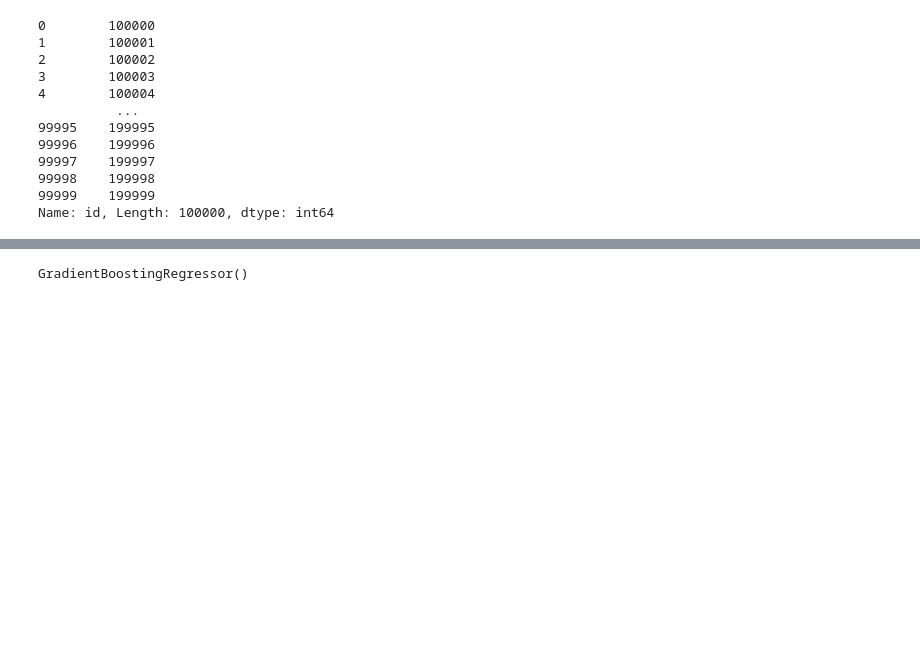
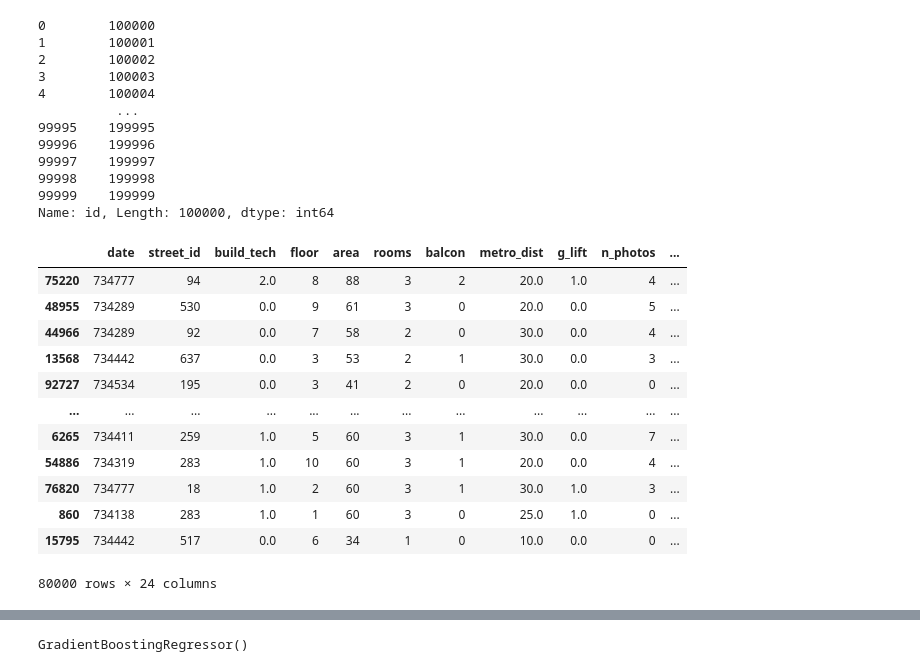
Before and after one commit to kiselpd/HW5_ML, a Jupyter notebook: price.ipynb, the cells around one changed output, grey strips where cells are left out. Saved outputs shown, nothing was run; the diff lists cells and outputs as text; code cells hidden in the pictures; blank space fills up the shorter version.

```diff
--- a/price.ipynb
+++ b/price.ipynb
@@ -55,6 +54,22 @@ pd.set_option('display.max_colwidth', None)
 # %%
 X = pd.DataFrame(X, columns = train_df.columns)
 y = pd.DataFrame(y, columns = train_df.columns)
+# %%
+X
+# %% [output]
+|  | date | street_id | build_tech | floor | area | rooms | balcon | metro_dist | g_lift | n_photos | ... |
+| 75220 | 734777 | 94 | 2.0 | 8 | 88 | 3 | 2 | 20.0 | 1.0 | 4 | ... |
+| 48955 | 734289 | 530 | 0.0 | 9 | 61 | 3 | 0 | 20.0 | 0.0 | 5 | ... |
+| 44966 | 734289 | 92 | 0.0 | 7 | 58 | 2 | 0 | 30.0 | 0.0 | 4 | ... |
+| 13568 | 734442 | 637 | 0.0 | 3 | 53 | 2 | 1 | 30.0 | 0.0 | 3 | ... |
+| 92727 | 734534 | 195 | 0.0 | 3 | 41 | 2 | 0 | 20.0 | 0.0 | 0 | ... |
+| ... | ... | ... | ... | ... | ... | ... | ... | ... | ... | ... | ... |
+| 6265 | 734411 | 259 | 1.0 | 5 | 60 | 3 | 1 | 30.0 | 0.0 | 7 | ... |
+| 54886 | 734319 | 283 | 1.0 | 10 | 60 | 3 | 1 | 20.0 | 0.0 | 4 | ... |
+| 76820 | 734777 | 18 | 1.0 | 2 | 60 | 3 | 1 | 30.0 | 1.0 | 3 | ... |
+| 860 | 734138 | 283 | 1.0 | 1 | 60 | 3 | 0 | 25.0 | 1.0 | 0 | ... |
+| 15795 | 734442 | 517 | 0.0 | 6 | 34 | 1 | 0 | 10.0 | 0.0 | 0 | ... |
+80000 rows × 24 columns
 # %%
 y_train = X["price"]
 X_train = X.drop(columns = ["price"])
```
Also changed, not shown: parts of 29 cells of this notebook.
